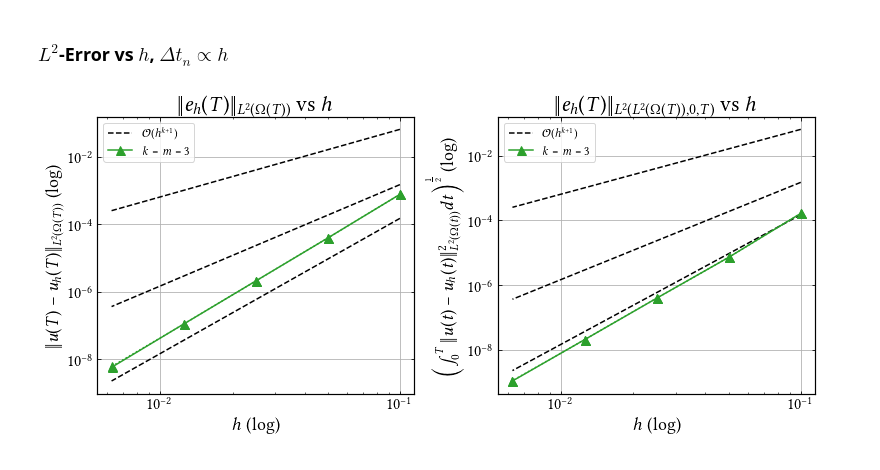
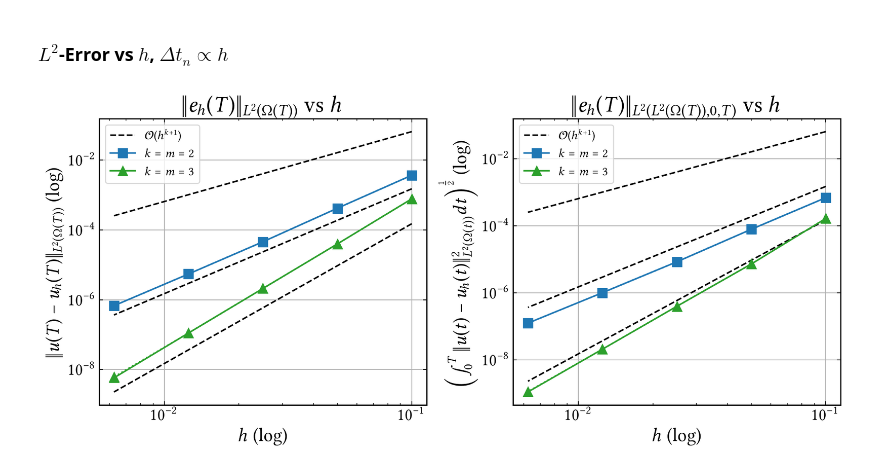
Before and after one commit to CutFEM/CutFEM-Library, a Jupyter notebook: notebook/convection_diffusion/example4.ipynb, the cells around one changed output. Saved outputs shown, nothing was run; the diff lists cells and outputs as text; code cells hidden in the pictures.

```diff
--- a/notebook/convection_diffusion/example4.ipynb
+++ b/notebook/convection_diffusion/example4.ipynb
@@ -81,11 +81,12 @@ import numpy as np
 # #error_classical_P1P1_macro =
 # #error_conservative_P1P1_macro =
 
-# error_conservative_P2P2_fullstab =
-# error_conservative_P2P2_fullstab_T =
+# N = 7 in space and time, tau = 0.1
+error_conservative_P2P2_fullstab = [0.003661722251396929, 0.0004157331403973508, 4.557661769096709e-05, 5.456389317584864e-06, 6.744956685273418e-07]
+error_conservative_P2P2_fullstab_T = [0.0006900876615609585, 7.872294105818729e-05, 8.414702564814634e-06, 1.00511657895516e-06, 1.241570029806028e-07]
 
-# error_classical_P2P2_fullstab =
-# error_classical_P2P2_fullstab_T =
+error_classical_P2P2_fullstab = [0.00366171688171117, 0.0004157306504167714, 4.55769723219188e-05, 5.456389665036856e-06, 6.744842726410375e-07]
+error_classical_P2P2_fullstab_T = [0.0006900894157750941, 7.872287023774213e-05, 8.414699274969319e-06, 1.005116216930911e-06, 1.241564740703128e-07]
 
 # N = 9 in space and time, tau = 0.05
 error_conservative_P3P3_fullstab = [0.0779237, 0.0630368, 0.0320476, 0.00569697, 0.00019029, 1.00327e-05]
@@ -96,6 +97,13 @@ nb_active_elements = [1, 2, 4, 14, 42, 141]
 error_conservative_P3P3_fullstab =  [0.0007733267389085305, 3.944527193378036e-05, 2.095652114554757e-06, 1.111457987035771e-07, 6.154491864659668e-09]
 error_conservative_P3P3_fullstab_T = [0.0001650352827701687, 7.227773224579689e-06, 3.939654006352852e-07, 2.063042386049433e-08, 1.120181278635073e-09]
 nb_active_elements = [19, 51, 180, 639, 2445]
+
+## redoing it with N=14 in time and N=9 in space to see if it changes a bit
+#error_conservative_P3P3_fullstab = ### ross
+#error_conservative_P3P3_fullstab_T = ### ross
+
+####!!!!!!!!! DO MACRO
+
 
 error_classical_P3P3_fullstab = [0.0007733220487607762, 3.943828478499677e-05, 2.096311207235933e-06, 1.111473252553515e-07, 5.805804531330547e-09]
 error_classical_P3P3_fullstab_T = [0.0001650350776441196, 7.227797472529099e-06, 3.939548302307005e-07, 2.062045356719164e-08, 1.091856055527401e-09]
@@ -115,41 +123,41 @@ ax1.loglog(h, 1.5*np.power(h, 4),label=r"$\mathcal{O}(h^{k+1})$", linestyle="--"
 # ax1.loglog(h, error_conservative_P1P1_fullstab, marker='o', markersize=9, linestyle=":", color="C3")
 # ax1.loglog(h, error_classical_P1P1_fullstab, label= r"$k=m=1$", marker='o', markersize=9, linestyle="-", color="C3")
 
-# ax1.loglog(h, error_conservative_P2P2_fullstab, marker='s', markersize=9, linestyle=":", color="C0")
-# ax1.loglog(h, error_classical_P2P2_fullstab, label= r"$k=m=2$", marker='s', markersize=9, linestyle="-", color="C0")
+ax1.loglog(h, error_conservative_P2P2_fullstab, marker='s', markersize=9, linestyle=":", color="C0")
+ax1.loglog(h, error_classical_P2P2_fullstab, label= r"$k=m=2$", marker='s', markersize=9, linestyle="-", color="C0")
 
 ax1.loglog(h, error_conservative_P3P3_fullstab, marker='^', markersize=9, linestyle=":", color="C2")
 ax1.loglog(h, error_classical_P3P3_fullstab, label= r"$k=m=3$", marker='^', markersize=9, linestyle="-", color="C2")
 
 #ax1.set_ylim(1e-4, 2)
 #ax1.set_yticks([1e-8, 1e-6, 1e-4, 1e-2, 1e0])
 ax1.set_xlabel(r"$h$ (log)")
 ax1.tick_params(axis='both', which='major')
 ax1.set_ylabel(r"$\|u(T)-u_h(T)\|_{L^2(\Omega(T))}$ (log)")
 ax1.set_title(r"$\|e_h(T)\|_{L^2(\Omega(T))}$ vs $h$")
 ax1.legend()
 ax1.grid()
 
 ax2.loglog(h, 6.5*np.power(h, 2), linestyle="--", color="black")
 ax2.loglog(h, 1.5*np.power(h, 3), linestyle="--", color="black")
 ax2.loglog(h, 1.5*np.power(h, 4),label=r"$\mathcal{O}(h^{k+1})$", linestyle="--", color="black")
 
 # ax2.loglog(h, error_conservative_P1P1_fullstab_T, marker='o', markersize=9, linestyle=":", color="C3")
 # ax2.loglog(h, error_classical_P1P1_fullstab_T, label= r"$k=m=1$", marker='o', markersize=9, linestyle="-", color="C3")
 
-# ax2.loglog(h, error_conservative_P2P2_fullstab_T, marker='s', markersize=9, linestyle=":", color="C0")
-# ax2.loglog(h, error_classical_P2P2_fullstab_T, label= r"$k=m=2$", marker='s', markersize=9, linestyle="-", color="C0")
+ax2.loglog(h, error_conservative_P2P2_fullstab_T, marker='s', markersize=9, linestyle=":", color="C0")
+ax2.loglog(h, error_classical_P2P2_fullstab_T, label= r"$k=m=2$", marker='s', markersize=9, linestyle="-", color="C0")
 
 ax2.loglog(h, error_conservative_P3P3_fullstab_T, marker='^', markersize=9, linestyle=":", color="C2")
 ax2.loglog(h, error_classical_P3P3_fullstab_T, label= r"$k=m=3$", marker='^', markersize=9, linestyle="-", color="C2")
 
 ax2.set_xlabel(r"$h$ (log)")
 ax2.tick_params(axis='both', which='major')
 ax2.set_ylabel(r"\Big($\int_0^T\|u(t)-u_h(t)\|^2_{L^2(\Omega(t))}dt\Big)^{\frac{1}{2}}$ (log)")
 ax2.set_title(r"$\|e_h(T)\|_{L^2(L^2(\Omega(T)), 0, T)}$ vs $h$")
 ax2.legend()
 ax2.grid()
 fig.tight_layout()
 plt.show()
 # %% [output]
-[figure, old version]
+[figure, new version]
```
Also changed, not shown: 7 other files.
